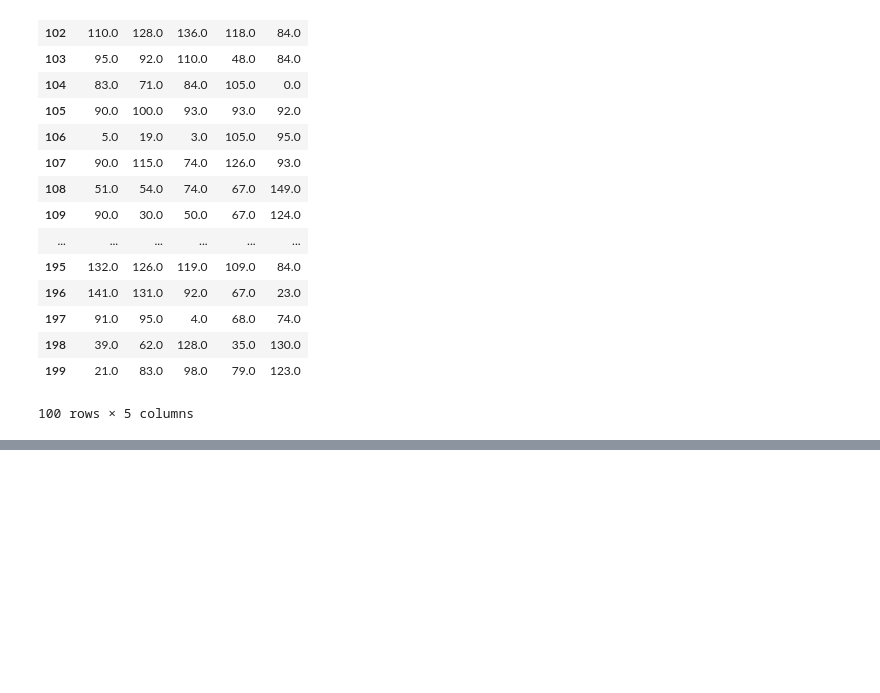
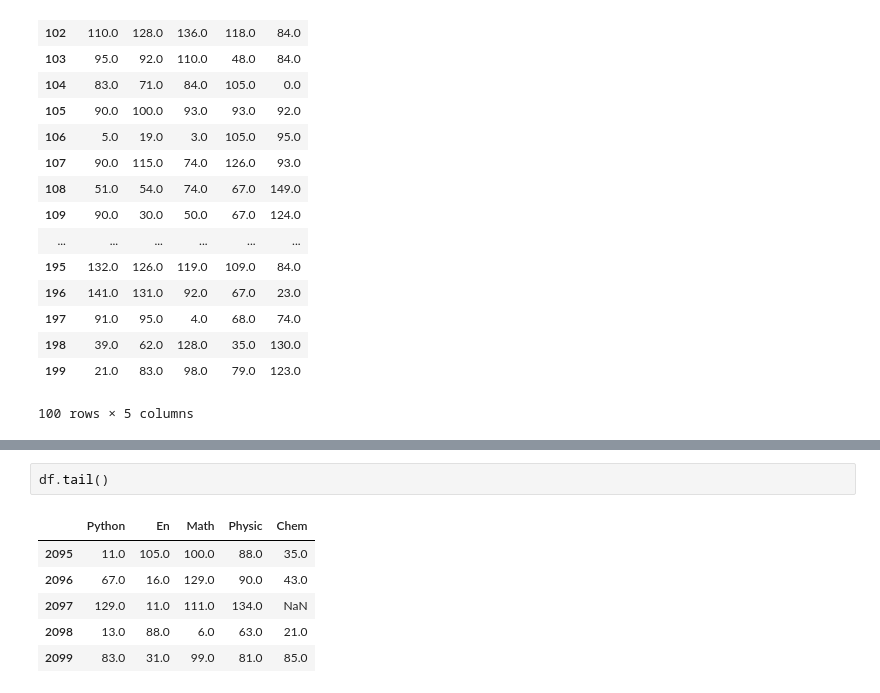
Before and after one commit to david8388/Python-100-Days, a Jupyter notebook: Day16-30/Day17/pandas3.ipynb, the cells around one changed output, grey strips where cells are left out. Drawn from its saved outputs; the diff is of its cells as text; blank space fills up the shorter version.

```diff
--- a/Day16-30/Day17/pandas3.ipynb
+++ b/Day16-30/Day17/pandas3.ipynb
@@ -229,0 +254,9 @@ df
+# %%
+df.tail()
+# %% [output]
+|  | Python | En | Math | Physic | Chem |
+| 2095 | 11.0 | 105.0 | 100.0 | 88.0 | 35.0 |
+| 2096 | 67.0 | 16.0 | 129.0 | 90.0 | 43.0 |
+| 2097 | 129.0 | 11.0 | 111.0 | 134.0 | NaN |
+| 2098 | 13.0 | 88.0 | 6.0 | 63.0 | 21.0 |
+| 2099 | 83.0 | 31.0 | 99.0 | 81.0 | 85.0 |
```
Also changed, not shown: parts of 9 cells of this notebook.
